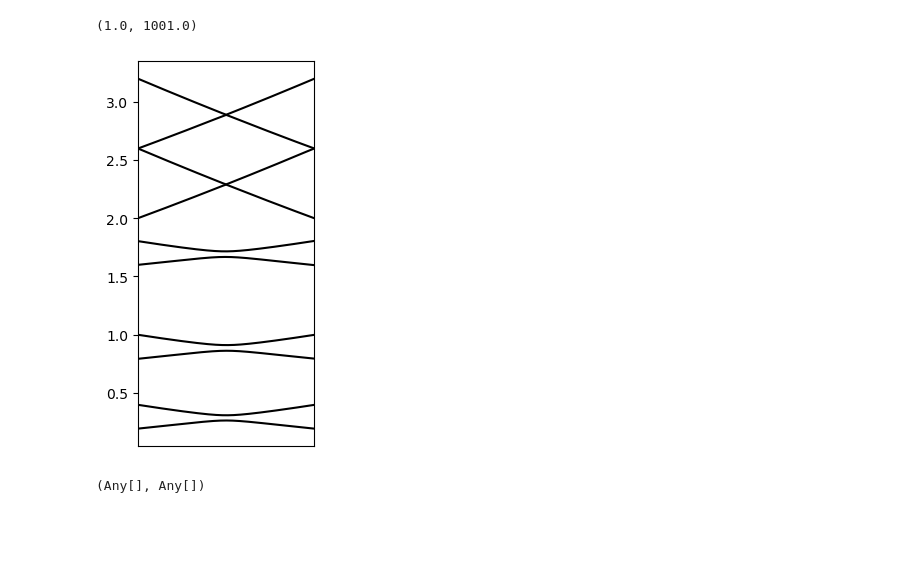
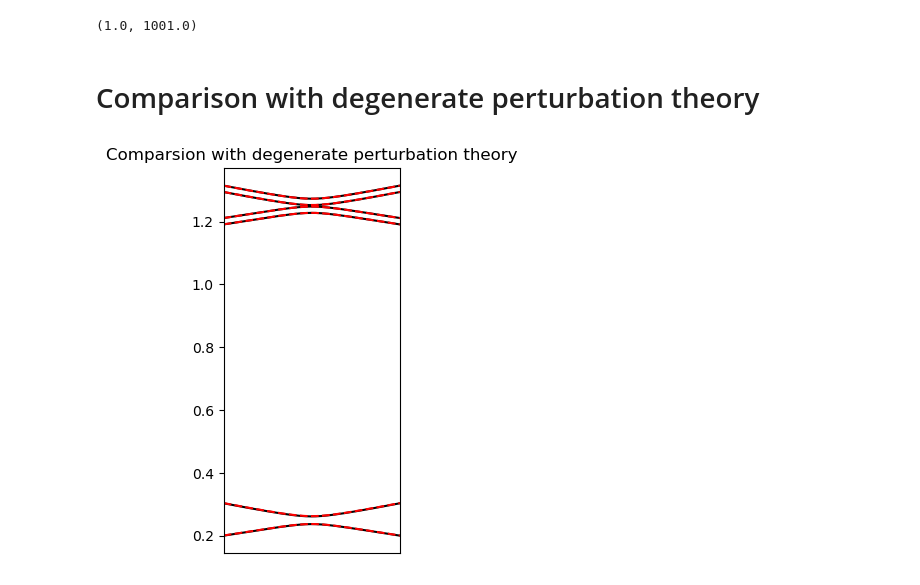
Before and after one commit to AliGhorashiCMT/8.511-Notes-and-Code, a Jupyter notebook: central_equation/Periodic Potentials.ipynb, the cells around one changed output. Saved outputs shown, nothing was run; the diff lists cells and outputs as text; code cells hidden in the pictures; blank space fills up the shorter version.

Commit message:
comparison with degenerate perturbation theory

```diff
--- a/central_equation/Periodic Potentials.ipynb
+++ b/central_equation/Periodic Potentials.ipynb
@@ -414,14 +439,38 @@ for (k_idx, k) in enumerate(ks_cut_arb_x)
     kx, ky = k * 2pi/a
     eks_interacting_arb_x[k_idx, :] = eigvals(Hamiltonian(kx, ky, n, VGs))
 end
+# %% [markdown]
+# Comparison with degenerate perturbation theory
+# %%
+band_1_2 = zeros(length(ks_cut_arb_x), 2)
+band_3_6 = zeros(length(ks_cut_arb_x), 4)
+
+for (k_idx, k) in enumerate(ks_cut_arb_x)
+    kx, ky = k * 2pi/a
+    band_1_2_H = [prefac * (kx^2+ky^2) VGs[1, 2]; VGs[1, 2] prefac * ((kx-2pi/a)^2+ky^2)]
+    band_1_2[k_idx, :] = eigvals(band_1_2_H)
+
+    V1 = VGs[1, 2]
+    V2 = VGs[1, 3]
+    H1 = prefac * (kx^2+(ky+2pi/a)^2)
+    H2 = prefac * ((kx-2pi/a)^2+(ky+2pi/a)^2)
+    H3 = prefac * (kx^2+(ky-2pi/a)^2)
+    H4 = prefac * ((kx-2pi/a)^2+(ky-2pi/a)^2)
+
+    band_3_6_H = [H1 V1 V2 0; V1 H2 0 V2; V2 0 H3 V1; 0 V2 V1 H4]
+    band_3_6[k_idx, :] = eigvals(band_3_6_H)
+end
 # %%
 figure(figsize=(5, 5))
 subplot(1, 2, 1)
 xlim(1, N+1)
 xticks([])
-plot(1:N+1, eks_interacting_arb_x[:, 1:10]/(prefac*(2pi/a)^2), color="black")
+plot(1:N+1, eks_interacting_arb_x[:, 1:6]/(prefac*(2pi/a)^2), color="black")
+plot(1:N+1, band_1_2/(prefac*(2pi/a)^2), color="red", linestyle="dashed")
+plot(1:N+1, band_3_6/(prefac*(2pi/a)^2), color="red", linestyle="dashed")
+title("Comparsion with degenerate perturbation theory")
 #ylim(1.2, 1.3)
-xticks([])
+#ylim(0.2, 0.4)
+xticks([]);
 # %% [output]
-[figure, old version]
+[figure, new version]
-(Any[], Any[])
```
Also changed, not shown: parts of 6 cells of this notebook.
